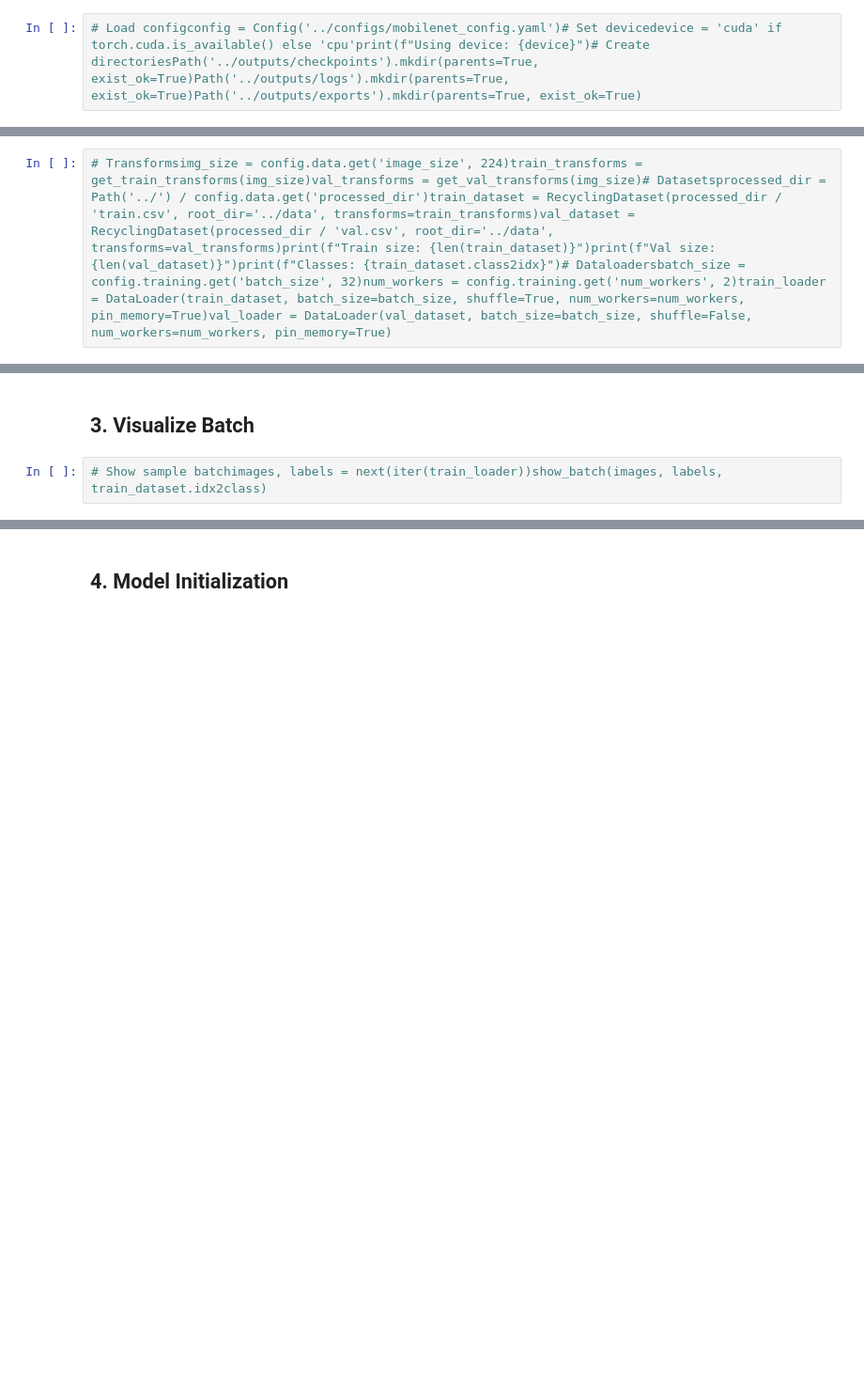
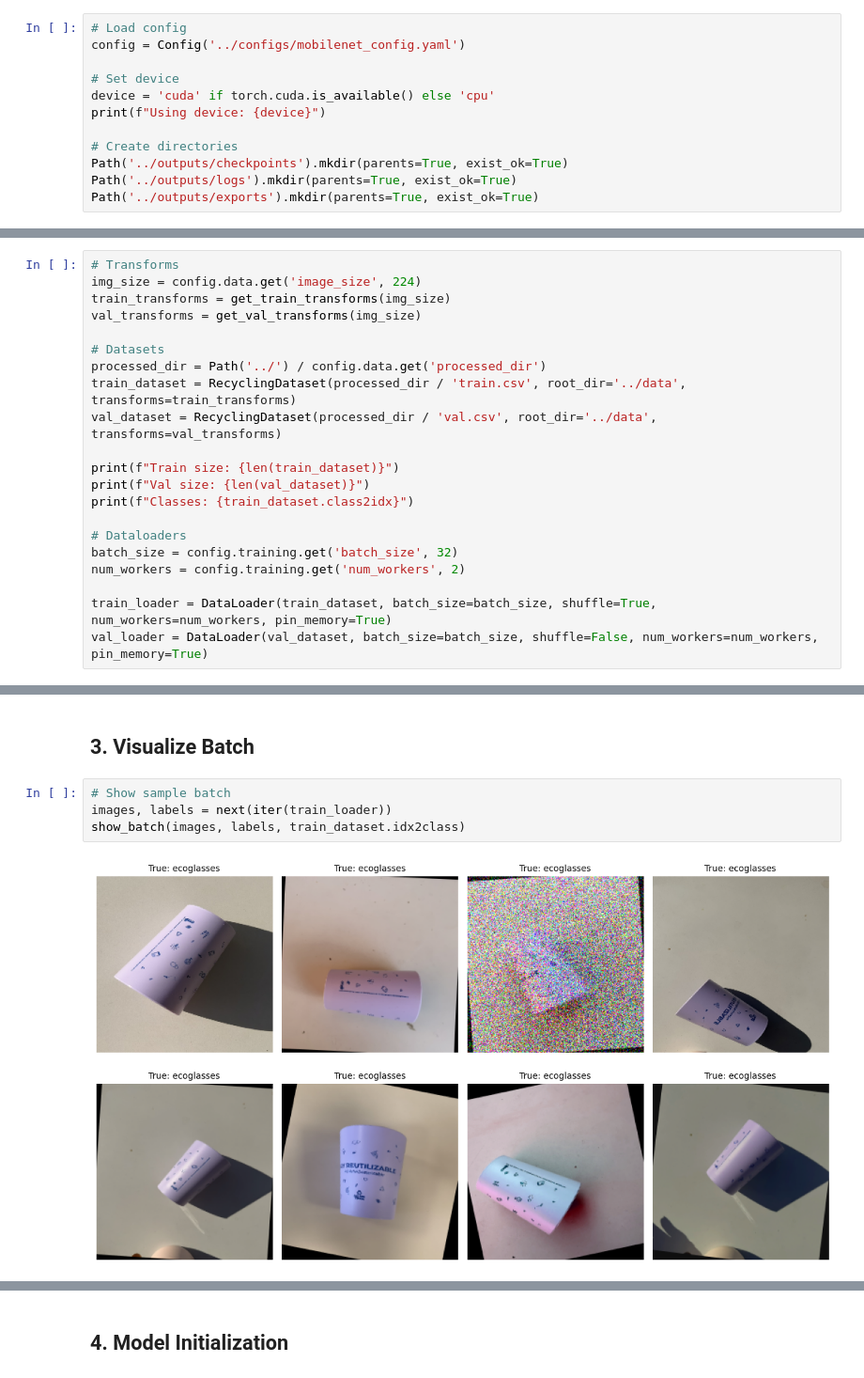
Before and after one commit to naomicouriel/TP-final-vision, a Jupyter notebook: notebooks/02_train_mobilenet.ipynb, the cells around one changed output, grey strips where cells are left out. Shown at 94% size. Drawn from its saved outputs; the diff is of its cells as text; blank space fills up the shorter version.

```diff
--- a/notebooks/02_train_mobilenet.ipynb
+++ b/notebooks/02_train_mobilenet.ipynb
@@ -5,4 +25,14 @@ import sysimport torchimport torch.optim as optimfrom torch.utils.data import Da
 # %% [markdown]
 ## 1. Setup
 # %%
-# Load configconfig = Config('../configs/mobilenet_config.yaml')# Set devicedevice = 'cuda' if torch.cuda.is_available() else 'cpu'print(f"Using device: {device}")# Create directoriesPath('../outputs/checkpoints').mkdir(parents=True, exist_ok=True)Path('../outputs/logs').mkdir(parents=True, exist_ok=True)Path('../outputs/exports').mkdir(parents=True, exist_ok=True)
+# Load config
+config = Config('../configs/mobilenet_config.yaml')
+
+# Set device
+device = 'cuda' if torch.cuda.is_available() else 'cpu'
+print(f"Using device: {device}")
+
+# Create directories
+Path('../outputs/checkpoints').mkdir(parents=True, exist_ok=True)
+Path('../outputs/logs').mkdir(parents=True, exist_ok=True)
+Path('../outputs/exports').mkdir(parents=True, exist_ok=True)
@@ -9,4 +41,23 @@ import sysimport torchimport torch.optim as optimfrom torch.utils.data import Da
 # %% [markdown]
 ## 2. Data Loading
 # %%
-# Transformsimg_size = config.data.get('image_size', 224)train_transforms = get_train_transforms(img_size)val_transforms = get_val_transforms(img_size)# Datasetsprocessed_dir = Path('../') / config.data.get('processed_dir')train_dataset = RecyclingDataset(processed_dir / 'train.csv', root_dir='../data', transforms=train_transforms)val_dataset = RecyclingDataset(processed_dir / 'val.csv', root_dir='../data', transforms=val_transforms)print(f"Train size: {len(train_dataset)}")print(f"Val size: {len(val_dataset)}")print(f"Classes: {train_dataset.class2idx}")# Dataloadersbatch_size = config.training.get('batch_size', 32)num_workers = config.training.get('num_workers', 2)train_loader = DataLoader(train_dataset, batch_size=batch_size, shuffle=True, num_workers=num_workers, pin_memory=True)val_loader = DataLoader(val_dataset, batch_size=batch_size, shuffle=False, num_workers=num_workers, pin_memory=True)
+# Transforms
+img_size = config.data.get('image_size', 224)
+train_transforms = get_train_transforms(img_size)
+val_transforms = get_val_transforms(img_size)
+
+# Datasets
+processed_dir = Path('../') / config.data.get('processed_dir')
+train_dataset = RecyclingDataset(processed_dir / 'train.csv', root_dir='../data', transforms=train_transforms)
+val_dataset = RecyclingDataset(processed_dir / 'val.csv', root_dir='../data', transforms=val_transforms)
+
+print(f"Train size: {len(train_dataset)}")
+print(f"Val size: {len(val_dataset)}")
+print(f"Classes: {train_dataset.class2idx}")
+
+# Dataloaders
+batch_size = config.training.get('batch_size', 32)
+num_workers = config.training.get('num_workers', 2)
+
+train_loader = DataLoader(train_dataset, batch_size=batch_size, shuffle=True, num_workers=num_workers, pin_memory=True)
+val_loader = DataLoader(val_dataset, batch_size=batch_size, shuffle=False, num_workers=num_workers, pin_memory=True)
@@ -13,4 +68,8 @@ import sysimport torchimport torch.optim as optimfrom torch.utils.data import Da
 # %% [markdown]
 ## 3. Visualize Batch
 # %%
-# Show sample batchimages, labels = next(iter(train_loader))show_batch(images, labels, train_dataset.idx2class)
+# Show sample batch
+images, labels = next(iter(train_loader))
+show_batch(images, labels, train_dataset.idx2class)
+# %% [output]
+[figure, added]
```
Also changed, not shown: parts of 8 cells of this notebook, 2 other files.
